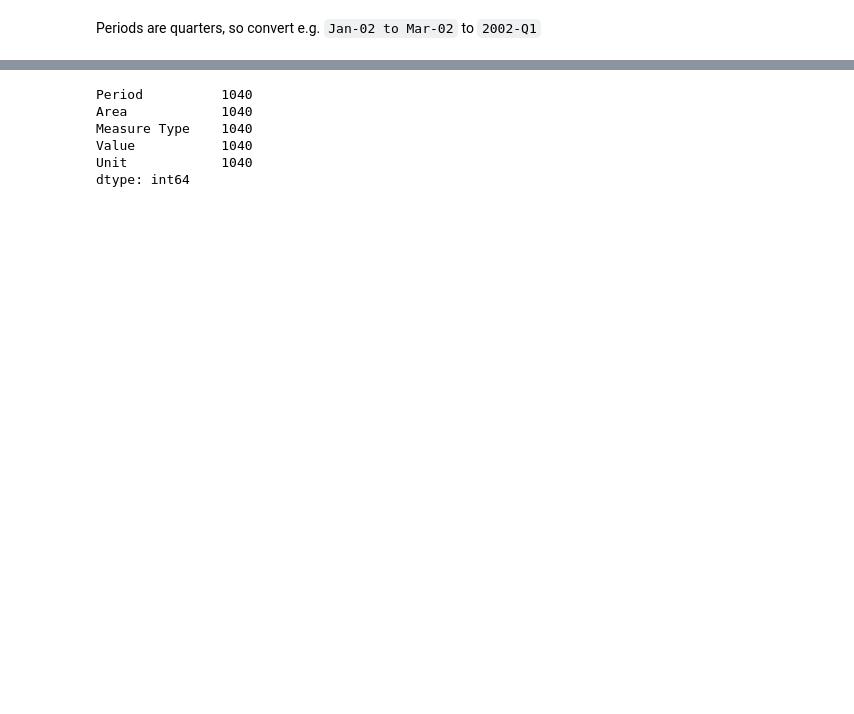
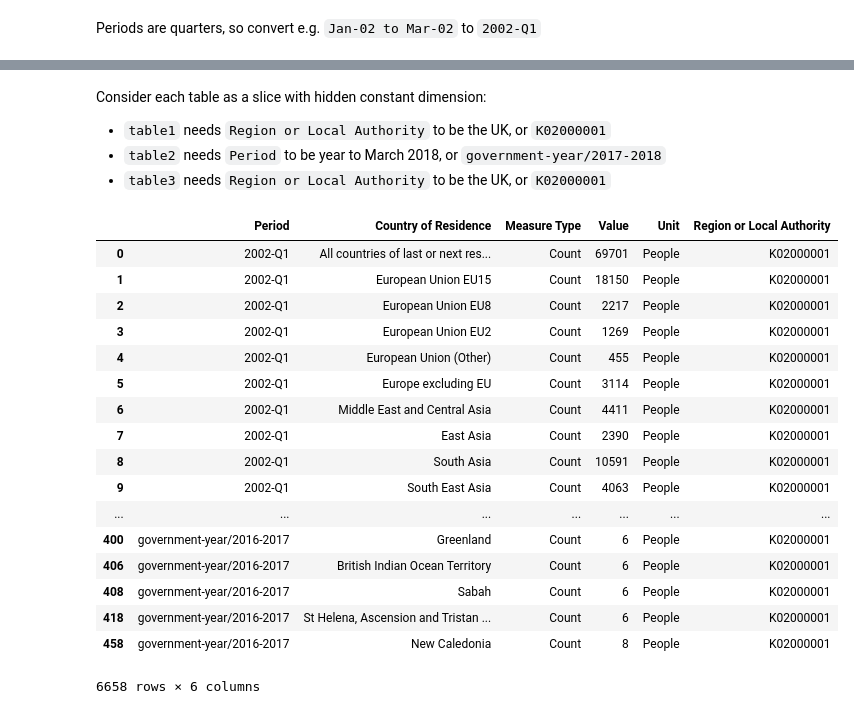
Before and after one commit to ONS-OpenData/DWP-NIN-registrations-to-overseas-nationals, a Jupyter notebook: NIN registrations to overseas nationals.ipynb, the cells around one changed output, grey strips where cells are left out. Drawn from its saved outputs; the diff is of its cells as text; code cells hidden in the pictures; blank space fills up the shorter version.

Commit message:
Merged notebooks to extract the three tables and merge the results, assuming hidden dimensions.

```diff
--- a/NIN registrations to overseas nationals.ipynb
+++ b/NIN registrations to overseas nationals.ipynb
@@ -241,0 +248,13 @@ new_table['Period'] = new_table['Period'].map(to_quarter)
+# %%
+observations = sheets[3].excel_ref('C29:D29').expand(DOWN).is_not_blank()
+citizenship = sheets[3].excel_ref('B29').expand(DOWN).is_not_blank()
+period = sheets[3].excel_ref('C3:D3')
+period = period - period.regex('^INFO').expand(DOWN)
+Dimensions = [
+            HDim(period,'Period',DIRECTLY,ABOVE),
+            HDim(citizenship,'Country of Residence', DIRECTLY, LEFT),
+            HDimConst('Measure Type', 'Count'),
+            HDimConst('Unit','People')
+            ]
+cs = ConversionSegment(observations, Dimensions, processTIMEUNIT=True)
+savepreviewhtml(cs)
@@ -241,0 +280,3 @@ new_table['Period'] = new_table['Period'].map(to_quarter)
+# %%
+table3 = cs.topandas()
+table3.head()
@@ -241,0 +294,9 @@ new_table['Period'] = new_table['Period'].map(to_quarter)
+# %%
+import numpy as np
+table3['OBS'].replace('', np.nan, inplace=True)
+table3.dropna(subset=['OBS'], inplace=True)
+table3.rename(columns={'OBS': 'Value'}, inplace=True)
+table3['Value'] = table3['Value'].astype(int)
+table3.drop(columns=['DATAMARKER'], inplace=True)
+table3 = table3[['Period','Country of Residence','Measure Type','Value','Unit']]
+table3.head()
@@ -241,0 +312,9 @@ new_table['Period'] = new_table['Period'].map(to_quarter)
+# %%
+year_to_re = re.compile('^Yr to March ([0-9]{4})$')
+def to_govyear(s):
+    match = year_to_re.match(s)
+    assert match, f"Period '{s}' doesn't match pattern"
+    y = match.group(1)
+    return f'government-year/{int(y)-1}-{y}'
+table3['Period'] = table3['Period'].map(to_govyear)
+table3.head()
@@ -242,3 +328,34 @@ new_table['Period'] = new_table['Period'].map(to_quarter)
+# %% [markdown]
+Consider each table as a slice with hidden constant dimension:
+
+* `table1` needs `Region or Local Authority` to be the UK, or `K02000001`
+* `table2` needs `Period` to be year to March 2018, or `government-year/2017-2018`
+* `table3` needs `Region or Local Authority` to be the UK, or `K02000001`
+# %%
+table1['Region or Local Authority'] = 'K02000001'
+table2['Period'] = 'government-year/2017-2018'
+table3['Region or Local Authority'] = 'K02000001'
+full_table = pd.concat([table1, table2, table3], sort=False)
+full_table
+# %% [output]
+|  | Period | Country of Residence | Measure Type | Value | Unit | Region or Local Authority |
+| 0 | 2002-Q1 | All countries of last or next res... | Count | 69701 | People | K02000001 |
+| 1 | 2002-Q1 | European Union EU15 | Count | 18150 | People | K02000001 |
+| 2 | 2002-Q1 | European Union EU8 | Count | 2217 | People | K02000001 |
+| 3 | 2002-Q1 | European Union EU2 | Count | 1269 | People | K02000001 |
+| 4 | 2002-Q1 | European Union (Other) | Count | 455 | People | K02000001 |
+| 5 | 2002-Q1 | Europe excluding EU | Count | 3114 | People | K02000001 |
+| 6 | 2002-Q1 | Middle East and Central Asia | Count | 4411 | People | K02000001 |
+| 7 | 2002-Q1 | East Asia | Count | 2390 | People | K02000001 |
+| 8 | 2002-Q1 | South Asia | Count | 10591 | People | K02000001 |
+| 9 | 2002-Q1 | South East Asia | Count | 4063 | People | K02000001 |
+| ... | ... | ... | ... | ... | ... | ... |
+| 400 | government-year/2016-2017 | Greenland | Count | 6 | People | K02000001 |
+| 406 | government-year/2016-2017 | British Indian Ocean Territory | Count | 6 | People | K02000001 |
+| 408 | government-year/2016-2017 | Sabah | Count | 6 | People | K02000001 |
+| 418 | government-year/2016-2017 | St Helena, Ascension and Tristan ... | Count | 6 | People | K02000001 |
+| 458 | government-year/2016-2017 | New Caledonia | Count | 8 | People | K02000001 |
+6658 rows × 6 columns
 # %%
 destinationFolder = Path('out')
 destinationFolder.mkdir(exist_ok=True, parents=True)
@@ -248,12 +365,3 @@ new_table.to_csv(destinationFolder / ('nin1.csv'), index = False)
 writeMetadata(metadata,
               'National Insurance Number Allocations to Adult Overseas Nationals',
               ods_title, 'Migration')
-# %%
-new_table.count()
-# %% [output]
-Period          1040
-Area            1040
-Measure Type    1040
-Value           1040
-Unit            1040
-dtype: int64
```
Also changed, not shown: parts of 39 cells of this notebook, 2 other files.
